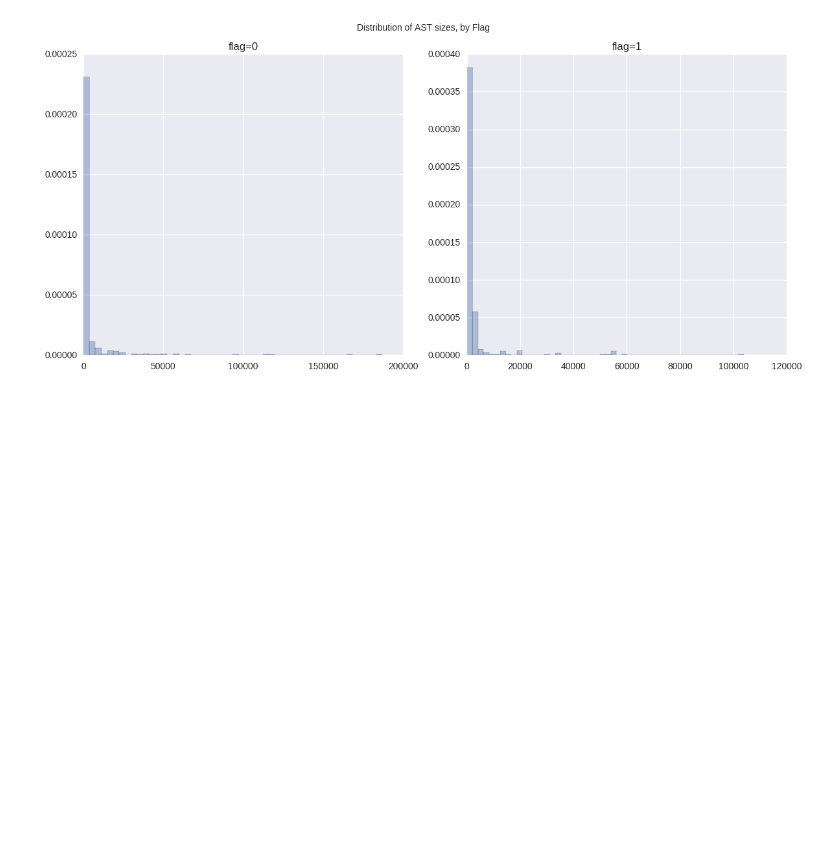
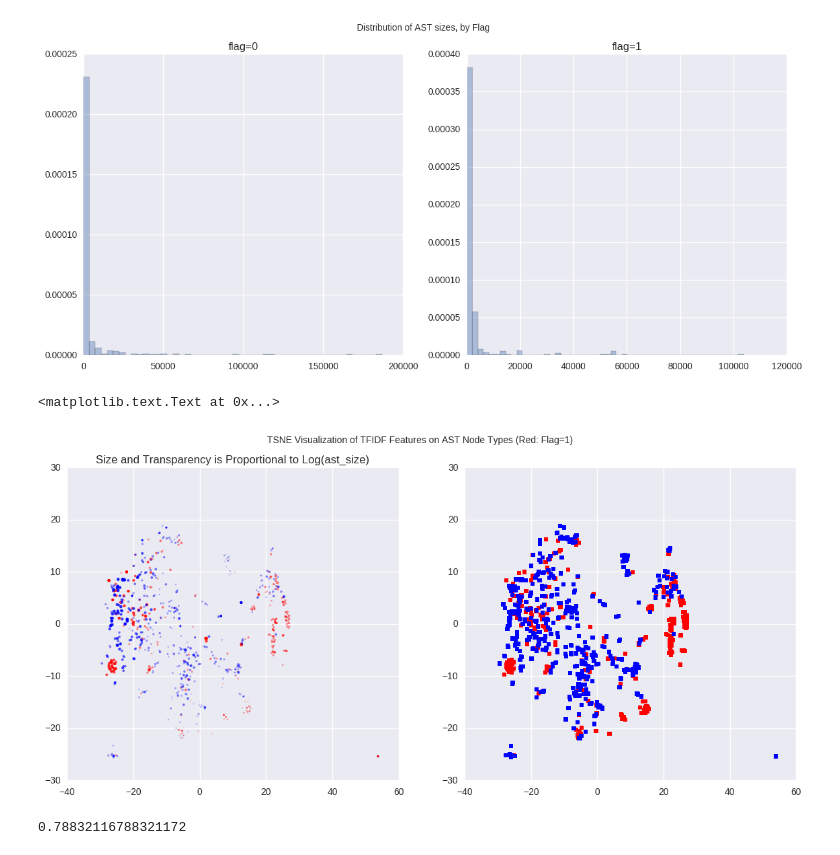
Before and after one commit to yiransheng/content-aware-ad-blocker, a Jupyter notebook: yiran-notebook/AST-Metrics.ipynb, the cells around one changed output. Cells and saved outputs as stored; diff of their text form; code cells hidden in the pictures; blank space fills up the shorter version.

```diff
--- a/yiran-notebook/AST-Metrics.ipynb
+++ b/yiran-notebook/AST-Metrics.ipynb
@@ -157,0 +176,6 @@ fig.suptitle("Distribution of AST sizes, by Flag")
+# %%
+count_vectorizer = CountVectorizer()
+sizes = count_vectorizer.fit_transform(pos_types + neg_types)
+# %%
+vectorizer = TfidfVectorizer(use_idf=True)
+X = vectorizer.fit_transform(pos_types + neg_types)
@@ -157,0 +186,29 @@ fig.suptitle("Distribution of AST sizes, by Flag")
+# %%
+tsne = TSNE(perplexity=30, n_components=2, init='pca', n_iter=5000)
+low_dim_x = tsne.fit_transform(X.todense())
+# %%
+sizes = np.sum(sizes.toarray(), axis=1).reshape((sizes.shape[0])).astype("float32")
+# %%
+npos = len(pos_types)
+n = len(sizes)
+
+logsize = np.log(sizes + 1.0)
+alphas = (logsize - np.min(logsize)) / (np.max(logsize) - np.min(logsize))
+
+rgba_colors = np.zeros((n,4))
+# for red the first column needs to be one
+rgba_colors[:npos,0] = 1.0
+rgba_colors[npos:,2] = 1.0
+# the fourth column needs to be your alphas
+rgba_colors[:,3] = alphas
+rgb_colors = rgba_colors.copy()
+rgb_colors[:,3] = 1.0
+
+fig, ((ax1, ax2)) = plt.subplots(nrows=1, ncols=2, figsize=(14, 6))
+ax1.scatter(*low_dim_x.T, c=rgba_colors, s=logsize, marker='o', linewidths=0)
+ax1.set_title("Size and Transparency is Proportional to Log(ast_size)")
+ax2.scatter(*low_dim_x.T, c=rgb_colors, marker='s', linewidths=0)
+plt.suptitle("TSNE Visualization of TFIDF Features on AST Node Types (Red: Flag=1)")
+# %% [output]
+<matplotlib.text.Text at 0x...>
+[figure, added]
@@ -157,0 +222,6 @@ fig.suptitle("Distribution of AST sizes, by Flag")
+# %%
+model = KNeighborsClassifier()
+model.fit(x_train, y_train)
+model.score(x_test, y_test)
+# %% [output]
+0.78832116788321172
```
Also changed, not shown: parts of 7 cells of this notebook.
